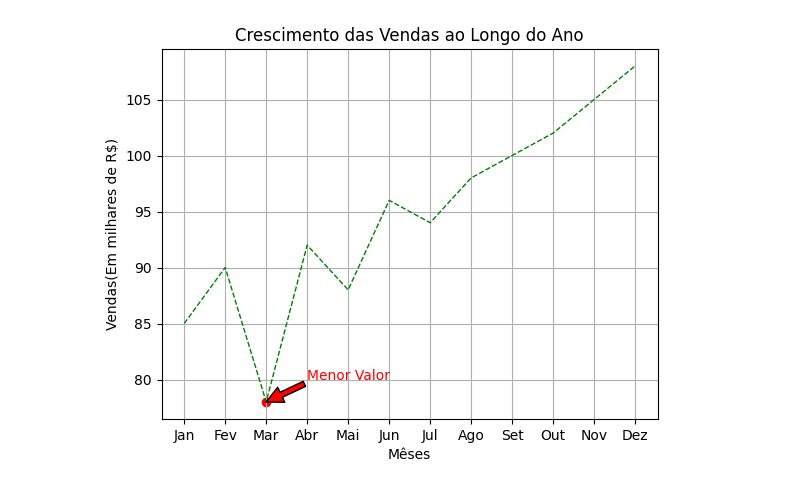
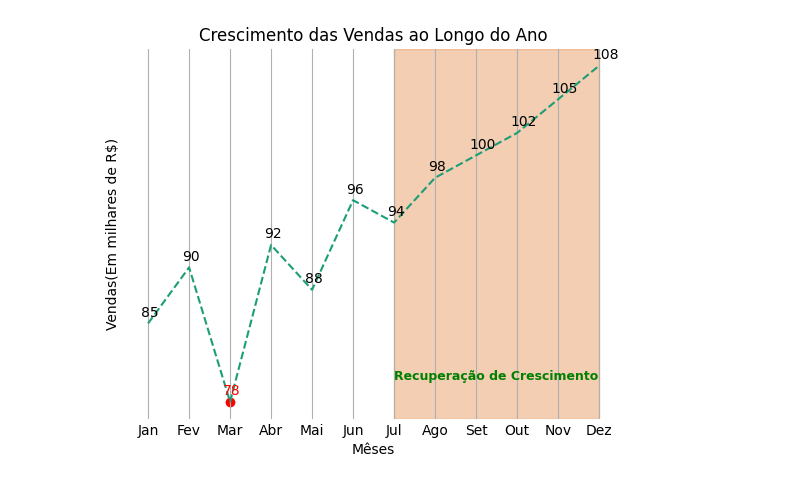
Before and after one commit to kiwsley/hashtag_python, a Jupyter notebook: matplotlib/aula10.ipynb, the cells around one changed output. Saved outputs shown, nothing was run; the diff lists cells and outputs as text; code cells hidden in the pictures.

```diff
--- a/matplotlib/aula10.ipynb
+++ b/matplotlib/aula10.ipynb
@@ -5,23 +5,37 @@ meses = ['Jan', 'Fev', 'Mar', 'Abr', 'Mai', 'Jun', 'Jul', 'Ago', 'Set', 'Out', '
 vendas = [85, 90, 78, 92, 88, 96, 94, 98, 100, 102, 105, 108]
 # %%
 import numpy as np
+from cycler import cycler
 
 marcadores =np.where(vendas == np.min(vendas),'o','')
-
-plt.plot(meses,vendas, linestyle='--',color='green', linewidth=1)
-
+#paleta de cores
+cores = plt.get_cmap('Dark2').colors
+ciclo_cores = cycler('color',cores)
+plt.rc('axes',prop_cycle = ciclo_cores)
+#grafico
+plt.plot(meses,vendas, linestyle='--', linewidth=1.5)
+#marcadores
 for posicao, marcador in enumerate(marcadores):
     if marcador =='o':
         cor ='red'
     else:
-        cor='blue'
+        cor='black'
     plt.scatter(meses[posicao],vendas[posicao],marker=marcador,color = cor)
+    plt.annotate(vendas[posicao],color =cor,xy=(meses[posicao],vendas[posicao]),xytext=(-5,5),textcoords= 'offset points')
 
-plt.annotate("Menor Valor",color ='red',xy=(2, 78),xytext=(3, 80),arrowprops=dict(facecolor='red'))
+#plt.annotate("Menor Valor",color ='red',xy=(2, 78),xytext=(3, 80),arrowprops=dict(facecolor='red'))
+
+
+#destaque de região
+plt.axvspan(6,11, alpha = 0.3, color=cores[1])
+plt.text(6,80,'Recuperação de Crescimento',color='green', fontsize=9 ,weight='bold')
+plt.box(False)
+plt.tick_params(axis='x', length =0)
+plt.yticks([])
 plt.title("Crescimento das Vendas ao Longo do Ano")
 plt.grid()
 plt.xlabel("Mêses")
 plt.ylabel("Vendas(Em milhares de R$)")
 plt.show()
 # %% [output]
-[figure, old version]
+[figure, new version]
```
Also changed, not shown: 2 other files.
